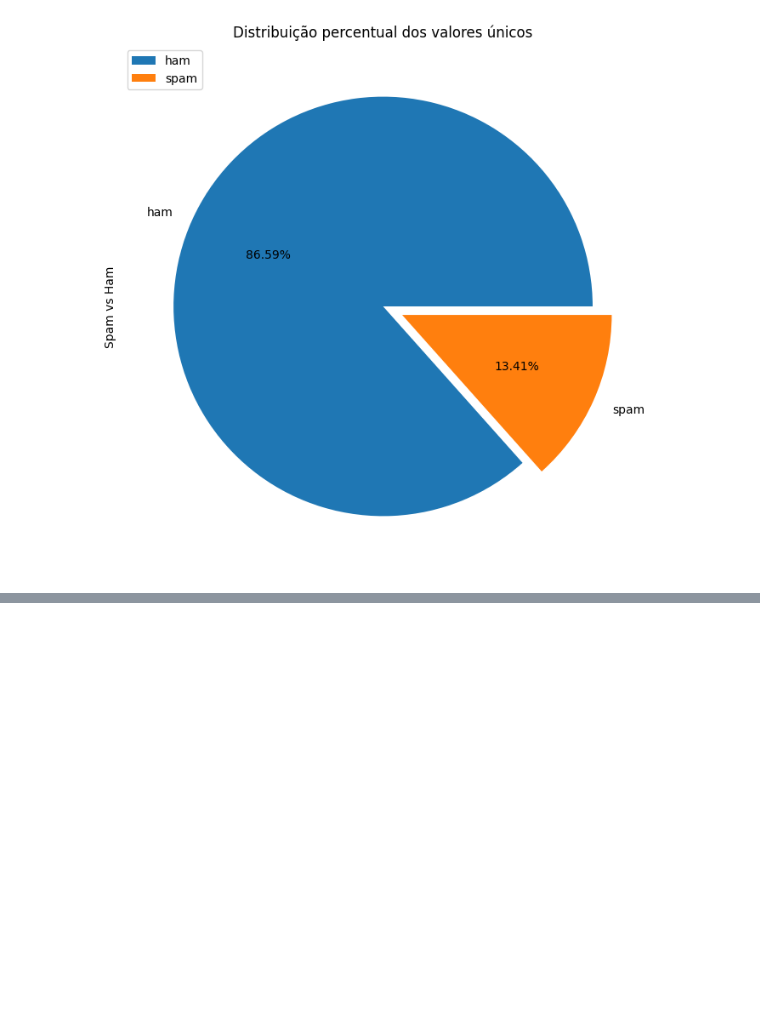
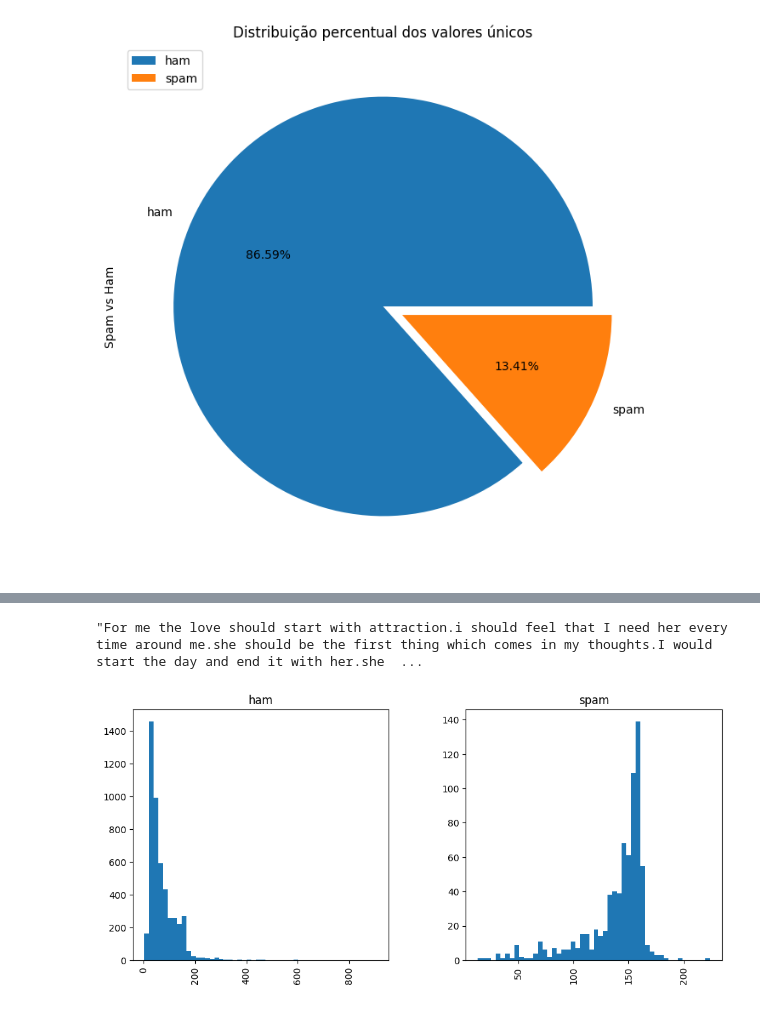
Before and after one commit to KARINAgoncalvesSOARES/ML_classificacao_de_spam, a Jupyter notebook: classificacao_de_spam.ipynb, the cells around one changed output, grey strips where cells are left out. Cells and saved outputs as stored; diff of their text form; code cells hidden in the pictures; blank space fills up the shorter version.

```diff
--- a/classificacao_de_spam.ipynb
+++ b/classificacao_de_spam.ipynb
@@ -170,0 +200,5 @@ plt.show()
+# %%
+# length --> tamanho de carateres em cada mensagem.
+
+df['comprimento'] = df['mensagem'].apply(len)
+df.head()
@@ -170,0 +226,14 @@ plt.show()
+# %%
+# Aqui vamos a visualizar a mensagem que tem o máximo de caracteres
+
+df[df['comprimento'] == 910]['mensagem'].iloc[0]
+# %% [output]
+"For me the love should start with attraction.i should feel that I need her every time around me.she should be the first thing which comes in my thoughts.I would start the day and end it with her.she  ...
+# %%
+df.hist(column='comprimento', by='label', bins=50, figsize=(11, 5))
+plt.show()
+
+# OBS:
+#Parece que quanto mais longa a mensagem, mais provável é um spam. Não vamos esquecer isso.
+# %% [output]
+[figure, added]
```
Also changed, not shown: parts of 10 cells of this notebook.
